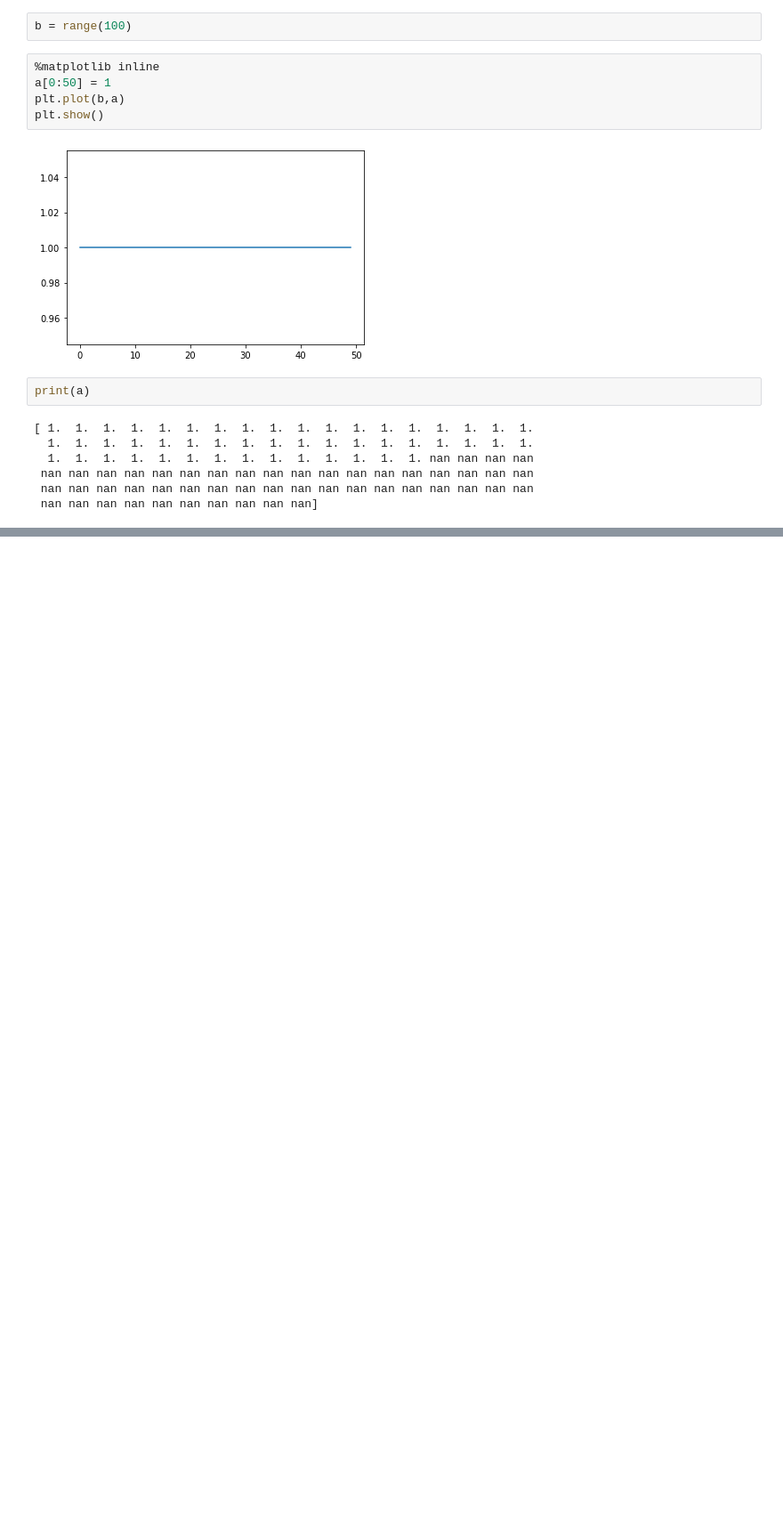
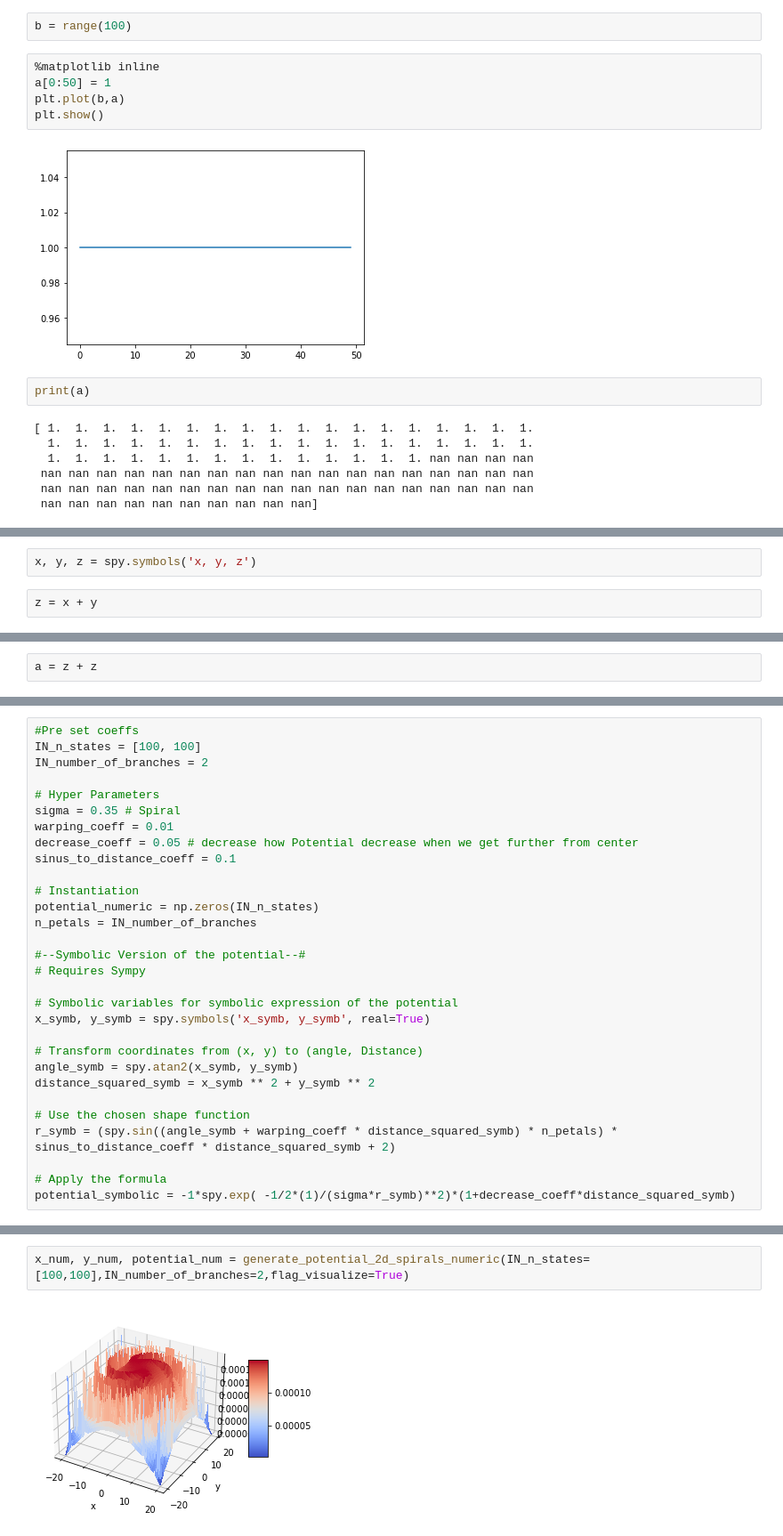
Before and after one commit to zwei21/matlab2py, a Jupyter notebook: plaground.ipynb, the cells around one changed output, grey strips where cells are left out. Shown: that part at 89% size. Saved outputs shown, nothing was run; the diff lists cells and outputs as text; blank space fills up the shorter version.

```diff
--- a/plaground.ipynb
+++ b/plaground.ipynb
@@ -255,0 +360,4 @@ print(a)
+# %%
+x, y, z = spy.symbols('x, y, z')
+# %%
+z = x + y
@@ -255,0 +384,2 @@ print(a)
+# %%
+a = z + z
@@ -255,0 +390,30 @@ print(a)
+# %%
+#Pre set coeffs
+IN_n_states = [100, 100]
+IN_number_of_branches = 2
+
+# Hyper Parameters
+sigma = 0.35 # Spiral
+warping_coeff = 0.01
+decrease_coeff = 0.05 # decrease how Potential decrease when we get further from center
+sinus_to_distance_coeff = 0.1
+
+# Instantiation
+potential_numeric = np.zeros(IN_n_states)
+n_petals = IN_number_of_branches
+
+#--Symbolic Version of the potential--#
+# Requires Sympy
+
+# Symbolic variables for symbolic expression of the potential
+x_symb, y_symb = spy.symbols('x_symb, y_symb', real=True)
+
+# Transform coordinates from (x, y) to (angle, Distance)
+angle_symb = spy.atan2(x_symb, y_symb)
+distance_squared_symb = x_symb ** 2 + y_symb ** 2
+
+# Use the chosen shape function
+r_symb = (spy.sin((angle_symb + warping_coeff * distance_squared_symb) * n_petals) * sinus_to_distance_coeff * distance_squared_symb + 2)
+
+# Apply the formula
+potential_symbolic = -1*spy.exp( -1/2*(1)/(sigma*r_symb)**2)*(1+decrease_coeff*distance_squared_symb)
@@ -255,0 +597,4 @@ print(a)
+# %%
+x_num, y_num, potential_num = generate_potential_2d_spirals_numeric(IN_n_states=[100,100],IN_number_of_branches=2,flag_visualize=True)
+# %% [output]
+[figure, added]
```
Also changed, not shown: parts of 37 cells of this notebook, 1 other file.
